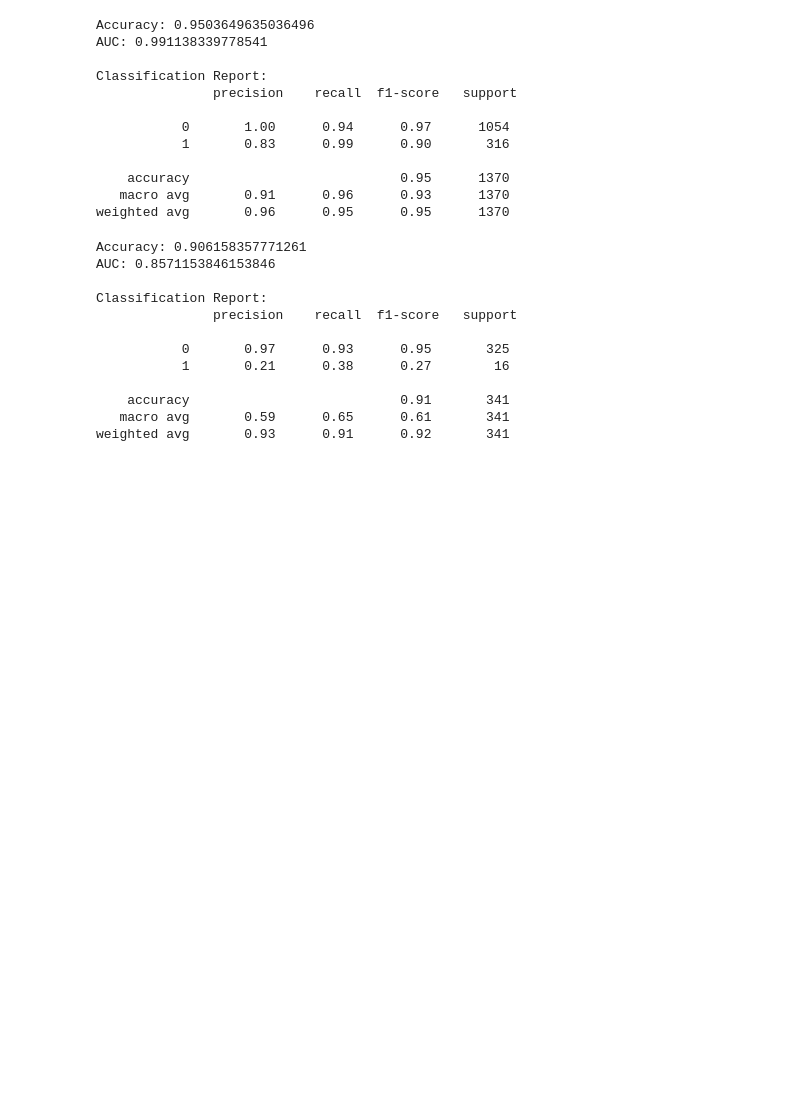
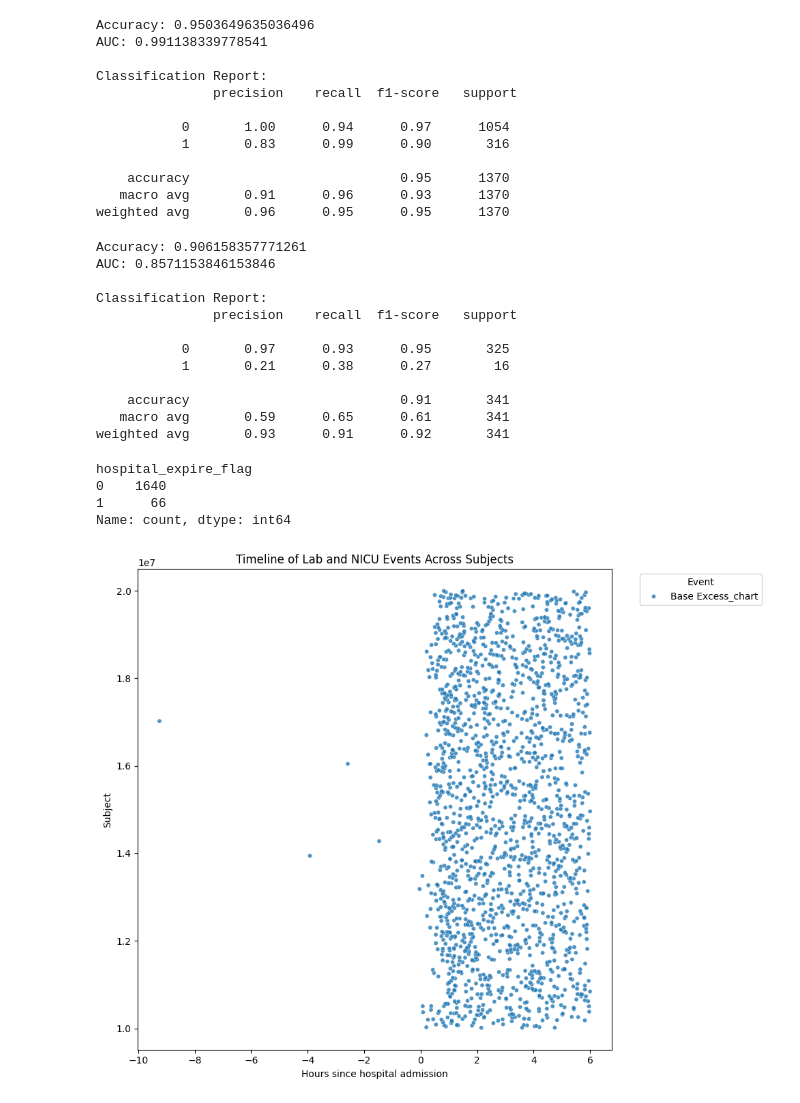
Before and after one commit to irith-kat/NICU-MP, a Jupyter notebook: eda.ipynb, the cells around one changed output. Cells and saved outputs as stored; diff of their text form; code cells hidden in the pictures; blank space fills up the shorter version.

Commit message:
Further cohort and model analysis

```diff
--- a/eda.ipynb
+++ b/eda.ipynb
@@ -1130,3 +1131,57 @@ Classification Report:
     accuracy                           0.91       341
    macro avg       0.59      0.65      0.61       341
 weighted avg       0.93      0.91      0.92       341
+# %%
+df = pd.read_csv('cohorts/cohort_t12_6.csv')
+# %%
+df['hospital_expire_flag'].value_counts()
+# %% [output]
+hospital_expire_flag
+0    1640
+1      66
+Name: count, dtype: int64
+# %%
+labs = [
+    'pO2',
+    'pCO2',
+    'pH',
+    'Base Excess',
+    'Hematocrit',
+    'White Blood Cells',
+    'Platelet Count'
+]
+# %%
+df['nicu_hours'] = (pd.to_datetime(df['intime']).astype(int)/(10**9)/60/60) - (pd.to_datetime(df['admittime']).astype(int)/(10**9)/60/60)
+for lab in labs:
+    df[f'{lab}_chart_hours'] = (pd.to_datetime(df[f'{lab}_charttime']) - pd.to_datetime(df['intime'])).dt.total_seconds() / 3600
+# %%
+# Melt all events into long form
+df_long = df.melt(
+    id_vars=['subject_id'],
+    value_vars=[f'{lab}_chart_hours' for lab in ['Base Excess']],
+    var_name='event',
+    value_name='hours_since_admission'
+)
+
+# Clean event names
+df_long['event'] = df_long['event'].str.replace('_hours', '')
+
+plt.figure(figsize=(10, 8))
+
+sns.scatterplot(
+    data=df_long,
+    x='hours_since_admission',
+    y='subject_id',
+    hue='event',
+    alpha=0.8,
+    s=20
+)
+
+plt.xlabel('Hours since hospital admission')
+plt.ylabel('Subject')
+plt.title('Timeline of Lab and NICU Events Across Subjects')
+plt.legend(title='Event', bbox_to_anchor=(1.05, 1), loc='upper left')
+plt.tight_layout()
+plt.show()
+# %% [output]
+[figure, added]
```
Also changed, not shown: parts of 2 cells of this notebook, 4 other files.
